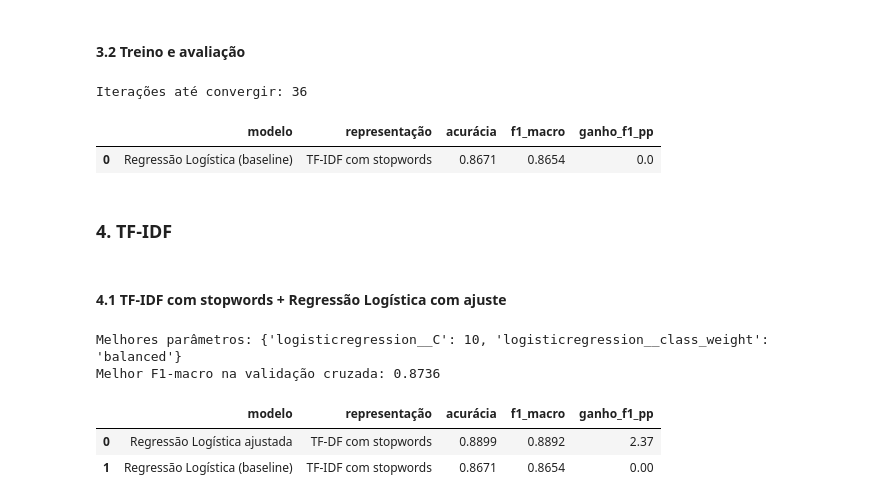
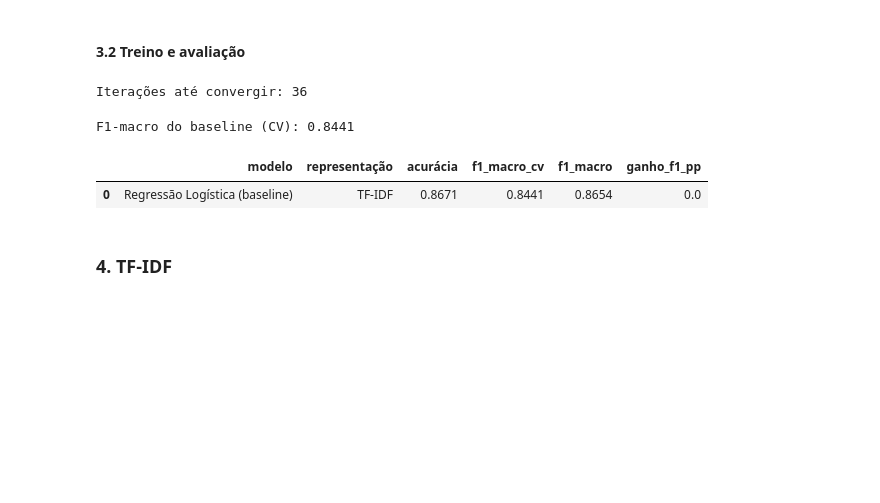
Before and after one commit to imarcososhiro/banking77-pt-classificacao, a Jupyter notebook: notebooks/03_modelagem.ipynb, the cells around one changed output. Saved outputs shown, nothing was run; the diff lists cells and outputs as text; code cells hidden in the pictures; blank space fills up the shorter version.

```diff
--- a/notebooks/03_modelagem.ipynb
+++ b/notebooks/03_modelagem.ipynb
@@ -200,14 +227,16 @@ Todos os modelos avaliados são registrados nessa tabela, com o baseline como re
 # %%
-BASELINE = ('Regressão Logística (baseline)', 'TF-IDF com stopwords')
+BASELINE = ('Regressão Logística (baseline)', 'TF-IDF')
 
 resultados = {}
 
 # Registra (ou substitui) o resultado de um modelo no teste
-def registrar_resultado(modelo, representacao, y_true, y_pred):
+# f1_cv é o F1-macro do modelo na validação cruzada (o best_score_ da busca)
+def registrar_resultado(modelo, representacao, y_true, y_pred, f1_cv=None):
     resultados[(modelo, representacao)] = {
         'modelo': modelo,
         'representação': representacao,
         'acurácia': accuracy_score(y_true, y_pred),
+        'f1_macro_cv': f1_cv,
         'f1_macro': f1_score(y_true, y_pred, average='macro'),
     }
 
@@ -218,7 +247,7 @@ def tabela_resultados():
     tabela['ganho_f1_pp'] = (tabela['f1_macro'] - f1_baseline) * 100
     return (tabela.sort_values('f1_macro', ascending=False)
                   .reset_index(drop=True)
-                  .round({'acurácia': 4, 'f1_macro': 4, 'ganho_f1_pp': 2}))
+                  .round({'acurácia': 4, 'f1_macro_cv': 4, 'f1_macro': 4, 'ganho_f1_pp': 2}))
 # %% [markdown]
 #### 3.2 Treino e avaliação
 # %%
@@ -229,13 +258,25 @@ y_pred_baseline = baseline_log_reg.predict(X_test_tfidf)
 print('Iterações até convergir:', baseline_log_reg.n_iter_[0])
 # %% [output]
 Iterações até convergir: 36
+# %%
+# F1-macro do baseline na validação cruzada, com os mesmos folds das buscas da seção 4
+# o TF-IDF fica dentro do pipeline para ser aprendido só com os folds de treino
+cv_estratificado = StratifiedKFold(n_splits=5, shuffle=True, random_state=RANDOM_STATE)
+
+pipeline_baseline = Pipeline([
+    ('tfidf', TfidfVectorizer(token_pattern=r'(?u)\b\w+\b')),
+    ('clf', LogisticRegression(max_iter=1000, C=1)),
+])
+
+f1_cv_baseline = cross_val_score(pipeline_baseline, X_train, y_train, cv=cv_estratificado, scoring='f1_macro').mean()
+print('F1-macro do baseline (CV):', round(f1_cv_baseline, 4))
+# %% [output]
+F1-macro do baseline (CV): 0.8441
 # %%
-registrar_resultado(*BASELINE, y_test, y_pred_baseline)
+registrar_resultado(*BASELINE, y_test, y_pred_baseline, f1_cv_baseline)
 tabela_resultados()
 # %% [output]
-|  | modelo | representação | acurácia | f1_macro | ganho_f1_pp |
-| 0 | Regressão Logística (baseline) | TF-IDF com stopwords | 0.8671 | 0.8654 | 0.0 |
+|  | modelo | representação | acurácia | f1_macro_cv | f1_macro | ganho_f1_pp |
+| 0 | Regressão Logística (baseline) | TF-IDF | 0.8671 | 0.8441 | 0.8654 | 0.0 |
 # %% [markdown]
 ### 4. TF-IDF
-# %% [markdown]
-#### 4.1 TF-IDF com stopwords + Regressão Logística com ajuste
@@ -244,35 +282,0 @@ REGLOG_TFIDF = ('Regressão Logística ajustada', 'TF-DF com stopwords')
-# %%
-pipeline_reglog_tfidf = make_pipeline(tfidf_com_stopw, LogisticRegression(max_iter=1000))
-
-grade = {
-    'logisticregression__C': [0.1, 1, 10, 100],
-    'logisticregression__class_weight': [None, 'balanced'],
-}
-
-cv_estratificado = StratifiedKFold(n_splits=5, shuffle=True, random_state=RANDOM_STATE)
-
-busca_reglog_tfidf = GridSearchCV(
-    pipeline_reglog_tfidf,
-    param_grid=grade,
-    cv=cv_estratificado,
-    scoring=['accuracy', 'precision_macro', 'recall_macro', 'f1_macro'],
-    refit='f1_macro',
-    n_jobs=-1,
-)
-
-busca_reglog_tfidf.fit(X_train, y_train)
-
-print('Melhores parâmetros:', busca_reglog_tfidf.best_params_)
-print('Melhor F1-macro na validação cruzada:', round(busca_reglog_tfidf.best_score_, 4))
-# %% [output]
-Melhores parâmetros: {'logisticregression__C': 10, 'logisticregression__class_weight': 'balanced'}
-Melhor F1-macro na validação cruzada: 0.8736
-# %%
-y_pred_reglog_tfidf = busca_reglog_tfidf.predict(X_test)
-
-registrar_resultado(*REGLOG_TFIDF, y_test, y_pred_reglog_tfidf)
-tabela_resultados()
-# %% [output]
-|  | modelo | representação | acurácia | f1_macro | ganho_f1_pp |
-| 0 | Regressão Logística ajustada | TF-DF com stopwords | 0.8899 | 0.8892 | 2.37 |
-| 1 | Regressão Logística (baseline) | TF-IDF com stopwords | 0.8671 | 0.8654 | 0.00 |
```
Also changed, not shown: parts of 46 cells of this notebook, 2 other files.
